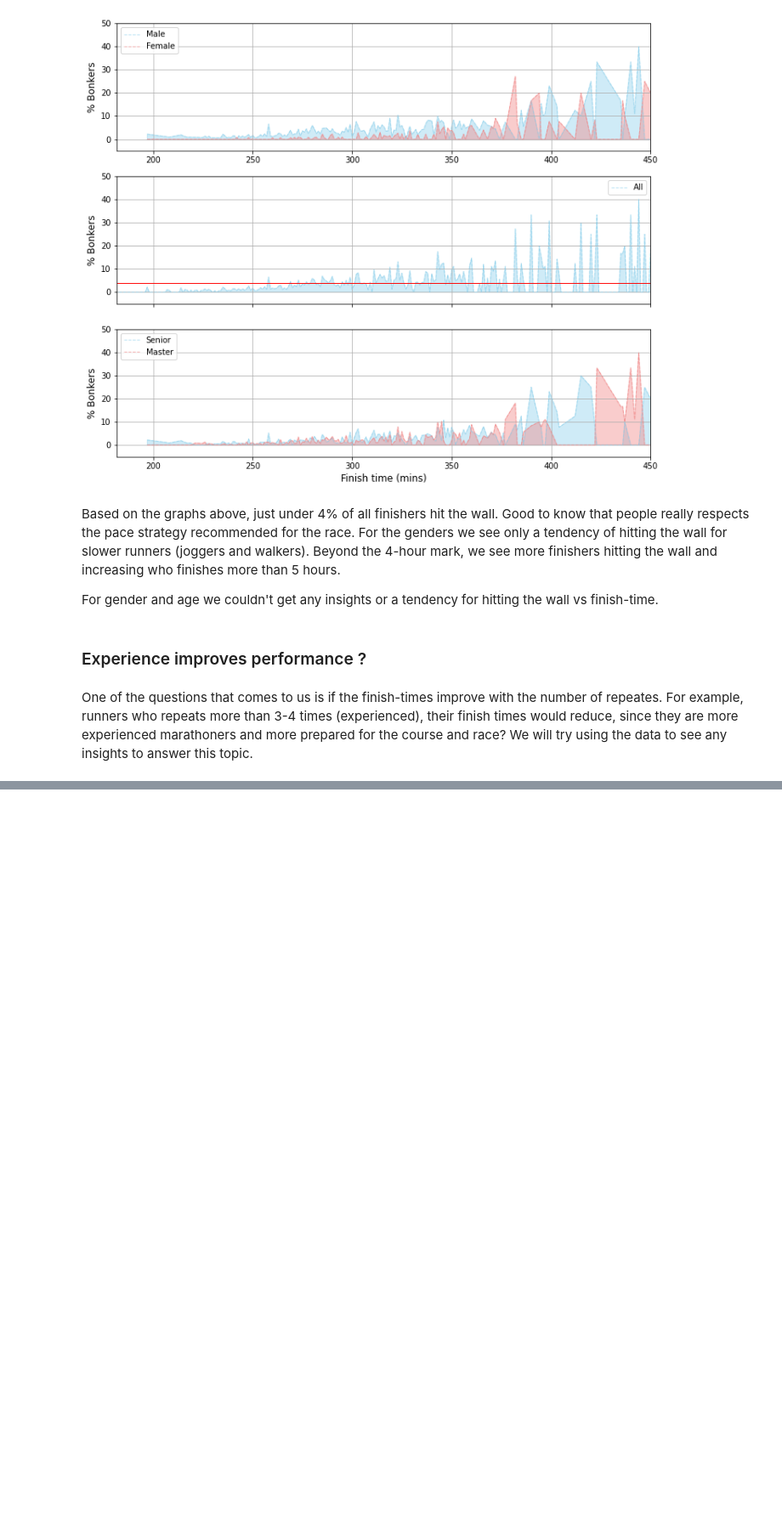
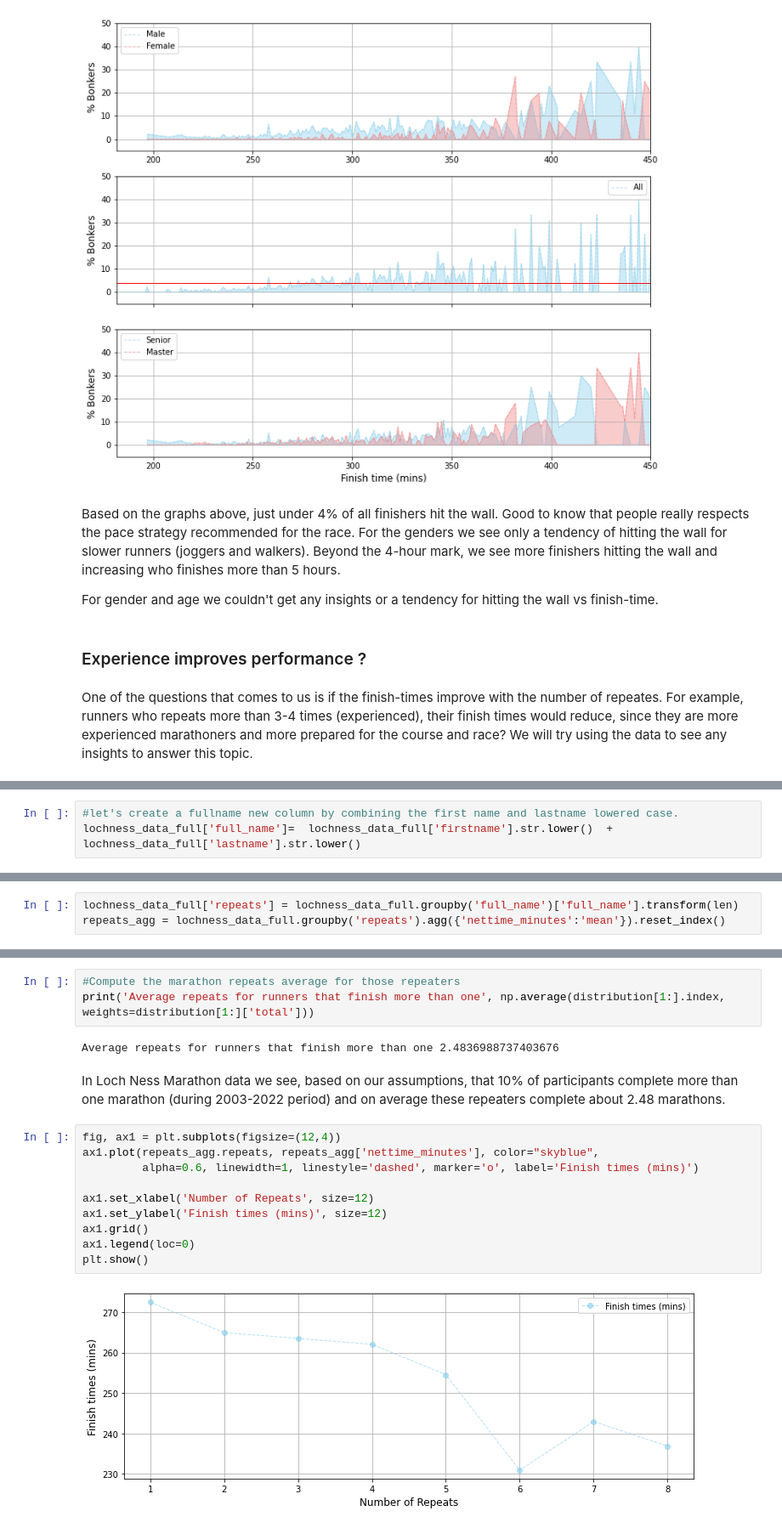
Before and after one commit to corriporai/runpandas, a Jupyter notebook: examples/race_results.ipynb, the cells around one changed output, grey strips where cells are left out. Shown at 85% size. Drawn from its saved outputs; the diff is of its cells as text; blank space fills up the shorter version.

```diff
--- a/examples/race_results.ipynb
+++ b/examples/race_results.ipynb
@@ -771,0 +774,3 @@ One of the questions that comes to us is if the finish-times improve with the nu
+# %%
+#let's create a fullname new column by combining the first name and lastname lowered case.
+lochness_data_full['full_name']=  lochness_data_full['firstname'].str.lower()  + lochness_data_full['lastname'].str.lower()
@@ -771,0 +779,3 @@ One of the questions that comes to us is if the finish-times improve with the nu
+# %%
+lochness_data_full['repeats'] = lochness_data_full.groupby('full_name')['full_name'].transform(len)
+repeats_agg = lochness_data_full.groupby('repeats').agg({'nettime_minutes':'mean'}).reset_index()
@@ -771,0 +801,19 @@ One of the questions that comes to us is if the finish-times improve with the nu
+# %%
+#Compute the marathon repeats average for those repeaters
+print('Average repeats for runners that finish more than one', np.average(distribution[1:].index, weights=distribution[1:]['total']))
+# %% [output]
+Average repeats for runners that finish more than one 2.4836988737403676
+# %% [markdown]
+In Loch Ness Marathon data we see, based on our assumptions, that 10% of participants complete more than one marathon (during 2003-2022 period) and on average these repeaters complete about 2.48 marathons.
+# %%
+fig, ax1 = plt.subplots(figsize=(12,4))
+ax1.plot(repeats_agg.repeats, repeats_agg['nettime_minutes'], color="skyblue",
+         alpha=0.6, linewidth=1, linestyle='dashed', marker='o', label='Finish times (mins)')
+
+ax1.set_xlabel('Number of Repeats', size=12)
+ax1.set_ylabel('Finish times (mins)', size=12)
+ax1.grid()
+ax1.legend(loc=0)
+plt.show()
+# %% [output]
+[figure, added]
```
Also changed, not shown: parts of 9 cells of this notebook.
